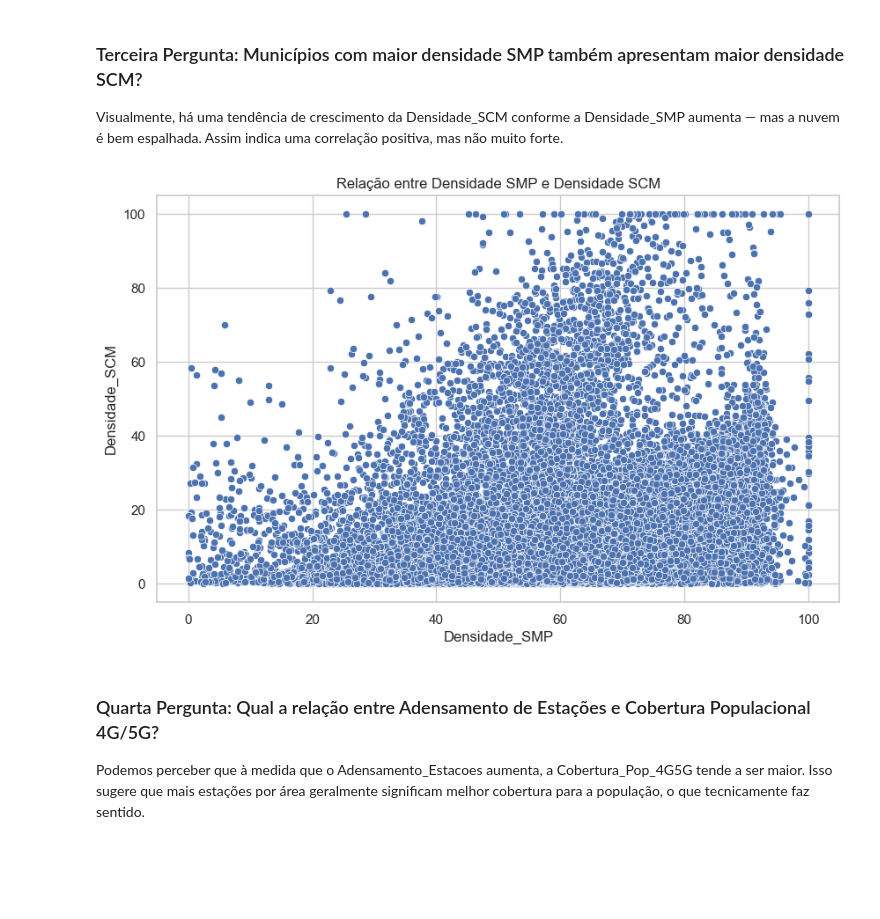
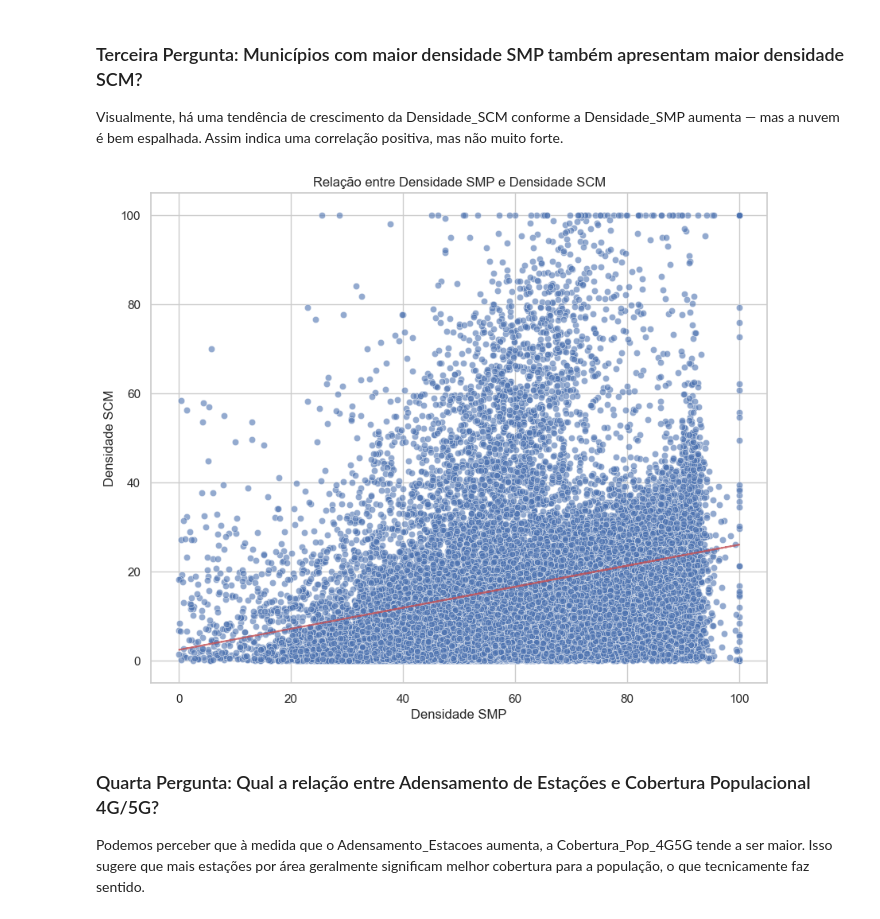
Before and after one commit to mariaclaraps/projeto-ciencia-dos-dados, a Jupyter notebook: notebooks/eda_IBC_municipios.ipynb, the cells around one changed output. Saved outputs shown, nothing was run; the diff lists cells and outputs as text; code cells hidden in the pictures; blank space fills up the shorter version.

```diff
--- a/notebooks/eda_IBC_municipios.ipynb
+++ b/notebooks/eda_IBC_municipios.ipynb
@@ -149,16 +149,11 @@ plt.show()
 ### Primeira Pergunta: Há relação entre a Região do município e o IBC
 Pela a análise dos gráficos abaixo, podemos perceber que nas regiões com maiores cidade como Sul e suldeste, apresentam melhores Indices de IBC médio. Enquanto regiões mais interioras como Norte e Nordeste, apresentam indices menores.
 # %%
-# === Mapeamento de UF para Região do Brasil ===
-mapa_regioes = {
-    "AC": "Norte", "AP": "Norte", "AM": "Norte", "PA": "Norte", "RO": "Norte", "RR": "Norte", "TO": "Norte",
-    "AL": "Nordeste", "BA": "Nordeste", "CE": "Nordeste", "MA": "Nordeste", "PB": "Nordeste",
-    "PE": "Nordeste", "PI": "Nordeste", "RN": "Nordeste", "SE": "Nordeste",
-    "DF": "Centro-Oeste", "GO": "Centro-Oeste", "MT": "Centro-Oeste", "MS": "Centro-Oeste",
-    "ES": "Sudeste", "MG": "Sudeste", "RJ": "Sudeste", "SP": "Sudeste",
-    "PR": "Sul", "RS": "Sul", "SC": "Sul"
-}
+# Agrupar por região
+ibc_por_regiao = df.groupby('UF')['IBC'].mean().sort_values(ascending=False)
 
-# Criar coluna de região
-df["Região"] = df["UF"].map(mapa_regioes)
+plt.figure(figsize=(10, 6))
+sns.heatmap(ibc_por_regiao.to_frame(), annot=True, cmap='RdYlGn', fmt='.2f')
+plt.title('IBC Médio por Região')
+plt.show()
 # %% [output]
@@ -208,11 +198,20 @@ plt.show()
 ### Terceira Pergunta: Municípios com maior densidade SMP também apresentam maior densidade SCM?
 Visualmente, há uma tendência de crescimento da Densidade_SCM conforme a Densidade_SMP aumenta — mas a nuvem é bem espalhada. Assim indica uma correlação positiva, mas não muito forte.
 # %%
-sns.scatterplot(x='Densidade_SMP', y='Densidade_SCM', data=df)
-plt.title("Relação entre Densidade SMP e Densidade SCM")
+plt.figure(figsize=(10, 8))
+sns.scatterplot(data=df, x='Densidade_SMP', y='Densidade_SCM', alpha=0.6)
+plt.title('Relação entre Densidade SMP e Densidade SCM')
+plt.xlabel('Densidade SMP')
+plt.ylabel('Densidade SCM')
+
+# Adicionar linha de tendência
+z = np.polyfit(df['Densidade_SMP'], df['Densidade_SCM'], 1)
+p = np.poly1d(z)
+plt.plot(df['Densidade_SMP'], p(df['Densidade_SMP']), "r--", alpha=0.8)
+
 plt.show()
 # %% [output]
-[figure, old version]
+[figure, new version]
 # %% [markdown]
 ### Quarta Pergunta: Qual a relação entre Adensamento de Estações e Cobertura Populacional 4G/5G?
 Podemos perceber que à medida que o Adensamento_Estacoes aumenta, a Cobertura_Pop_4G5G tende a ser maior.
```
Also changed, not shown: parts of 2 cells of this notebook.
